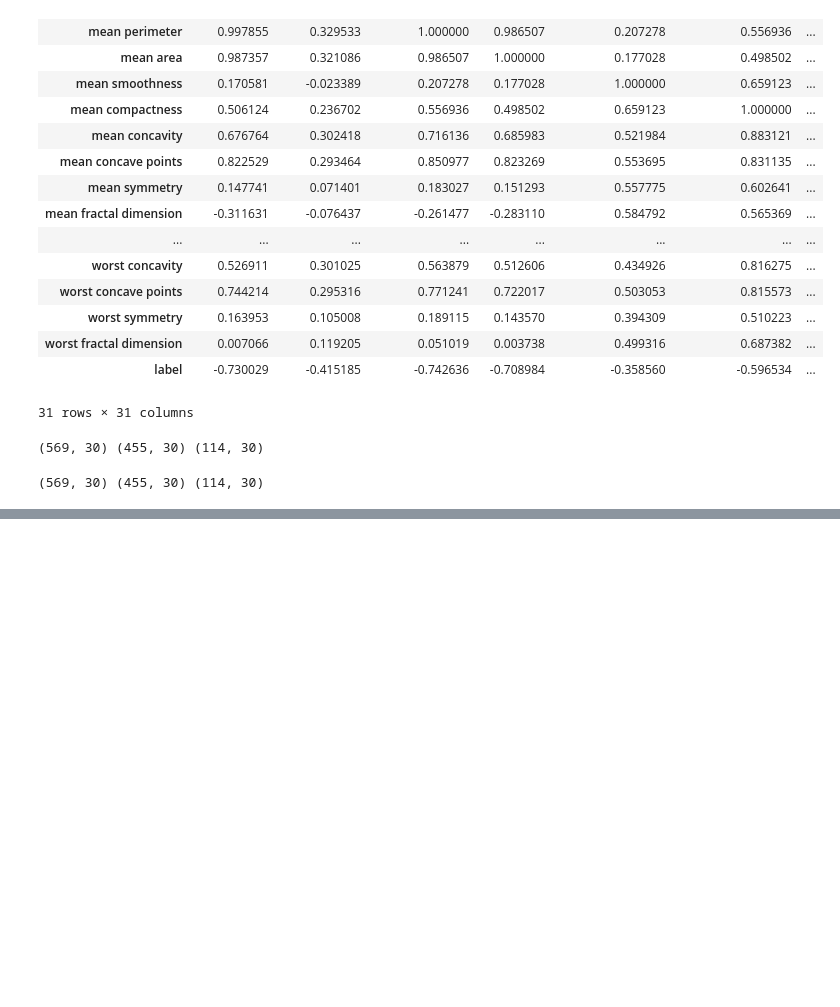
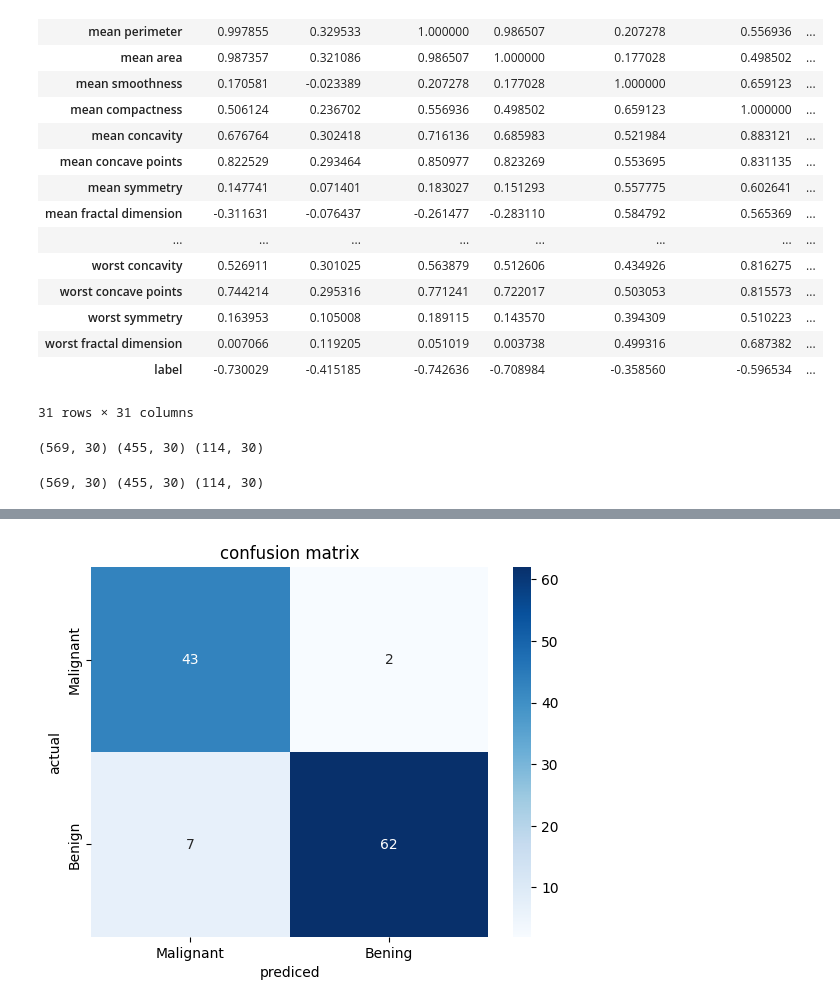
Before and after one commit to Harshkotkar/Deep-Learning, a Jupyter notebook: Breast_Cancer_Detection.ipynb, the cells around one changed output, grey strips where cells are left out. Cells and saved outputs as stored; diff of their text form; code cells hidden in the pictures; blank space fills up the shorter version.

Commit message:
Accuracy 92.11%

```diff
--- a/Breast_Cancer_Detection.ipynb
+++ b/Breast_Cancer_Detection.ipynb
@@ -168,0 +172,15 @@ from tensorflow import keras
+# %%
+from tensorflow.keras.models import Sequential
+from tensorflow.keras.layers import Dense
+
+model = Sequential()
+model.add(Dense(64, activation='relu', input_shape=(30,)))
+model.add(Dense(32, activation='relu'))
+model.add(Dense(1, activation='sigmoid'))  # lowercase 'sigmoid'
+# %%
+model.compile(optimizer=(tf.keras.optimizers.Adam(learning_rate=0.001)),
+              loss="binary_crossentropy",
+              metrics=['accuracy']
+              )
+# %%
+history=model.fit(X_train,Y_train,epochs=100,batch_size=32,validation_split=0.1)
@@ -168,0 +213,3 @@ from tensorflow import keras
+# %%
+y_pred=model.predict(X_test)
+y_pred_classes=(y_pred>0.5).astype("int32")
@@ -168,0 +230,9 @@ from tensorflow import keras
+# %%
+cm=confusion_matrix(Y_test,y_pred_classes)
+sns.heatmap(cm,annot=True,cmap="Blues",xticklabels=["Malignant","Bening"],yticklabels=['Malignant', 'Benign'])
+plt.xlabel("prediced")
+plt.ylabel("actual")
+plt.title("confusion matrix")
+plt.show()
+# %% [output]
+[figure, added]
```
Also changed, not shown: parts of 8 cells of this notebook.
